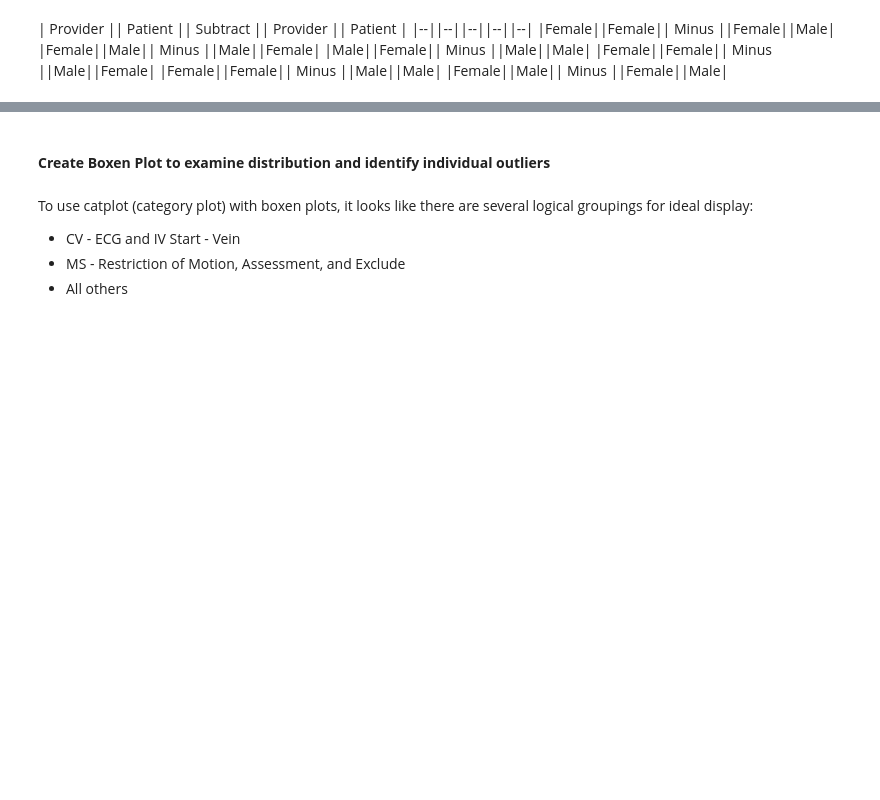
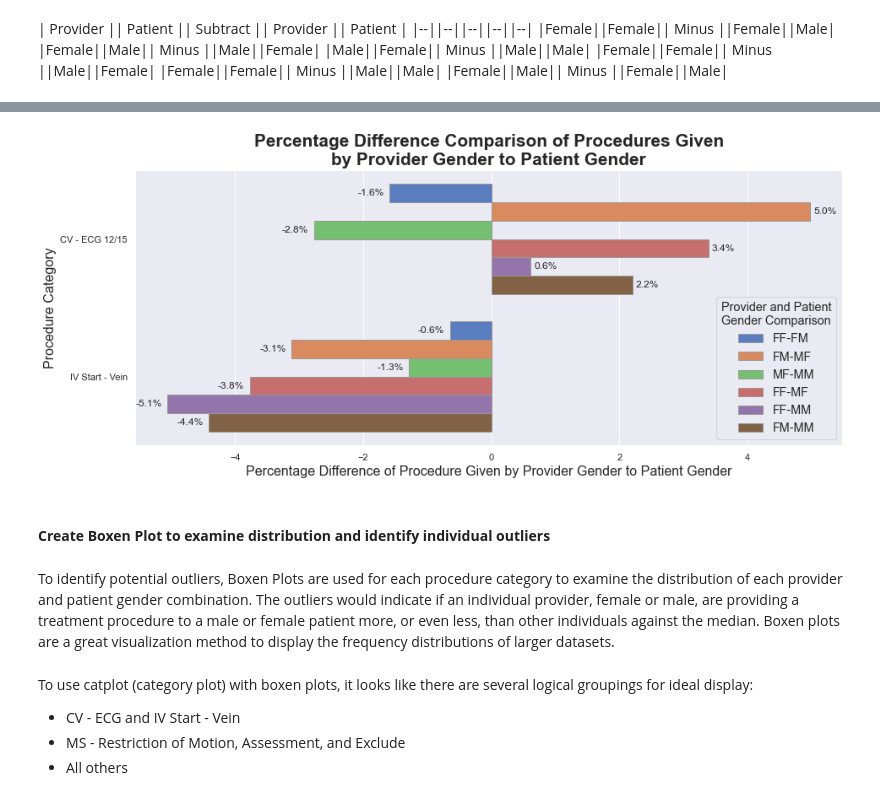
Before and after one commit to data-rescue/ems-analytics, a Jupyter notebook: notebooks/20210408-mdl-ProcedureVsGenderAnalytics.ipynb, the cells around one changed output, grey strips where cells are left out. Saved outputs shown, nothing was run; the diff lists cells and outputs as text; code cells hidden in the pictures; blank space fills up the shorter version.

```diff
--- a/notebooks/20210408-mdl-ProcedureVsGenderAnalytics.ipynb
+++ b/notebooks/20210408-mdl-ProcedureVsGenderAnalytics.ipynb
@@ -539,5 +660,37 @@ Text(0.5, 1.0, 'Procedures Given by Provider and Patient Gender')
+# %%
+sns.set_theme()
+fig, ax = plt.subplots(figsize=(15, 6))
+ax = sns.barplot(x='diff',
+                 y='CategoryLabel',
+                 hue='ProviderPatient',
+                 palette='muted',
+                 edgecolor=".6",
+                 data=dfDistDiff2)
+for p in ax.patches:
+    height = p.get_height()
+    width = p.get_width()
+    if width >= 0:
+        ax.text(x = width+.05,
+                 y = p.get_y() + (height/2),
+                 s = "%.1f%%"% p.get_width(),
+                va = 'center')
+    else:
+        ax.text(x = width-.5,
+                 y = p.get_y() + (height/2),
+                 s = "%.1f%%"% p.get_width(),
+                va = 'center')
+ax.legend(title='Provider and Patient\nGender Comparison', title_fontsize='large', fontsize='large', loc=4)
+plt.xlabel('Percentage Difference of Procedure Given by Provider Gender to Patient Gender', fontsize=16)
+plt.ylabel('Procedure Category', fontsize=16)
+ax.set_title('Percentage Difference Comparison of Procedures Given\nby Provider Gender to Patient Gender', fontsize= 'xx-large', fontweight = 'bold')
+#plt.savefig('plot-diff-present.png')
+plt.show()
+# %% [output]
+[figure, added]
 # %% [markdown]
 #### **Create Boxen Plot to examine distribution and identify individual outliers**
+# %% [markdown]
+To identify potential outliers, Boxen Plots are used for each procedure category to examine the distribution of each provider and patient gender combination. The outliers would indicate if an individual provider, female or male, are providing a treatment procedure to a male or female patient more, or even less, than other individuals against the median. Boxen plots are a great visualization method to display the frequency distributions of larger datasets.
 # %% [markdown]
 To use catplot (category plot) with boxen plots, it looks like there are several logical groupings for ideal display:
 - CV - ECG and IV Start - Vein
```
Also changed, not shown: parts of 56 cells of this notebook.
